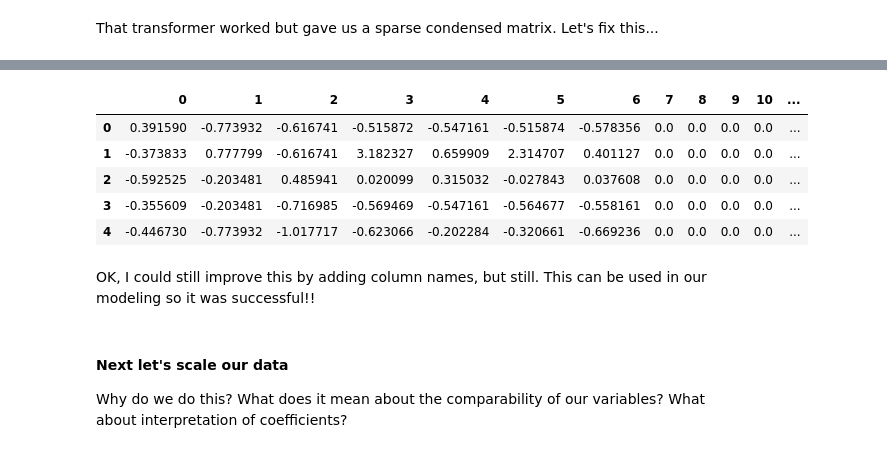
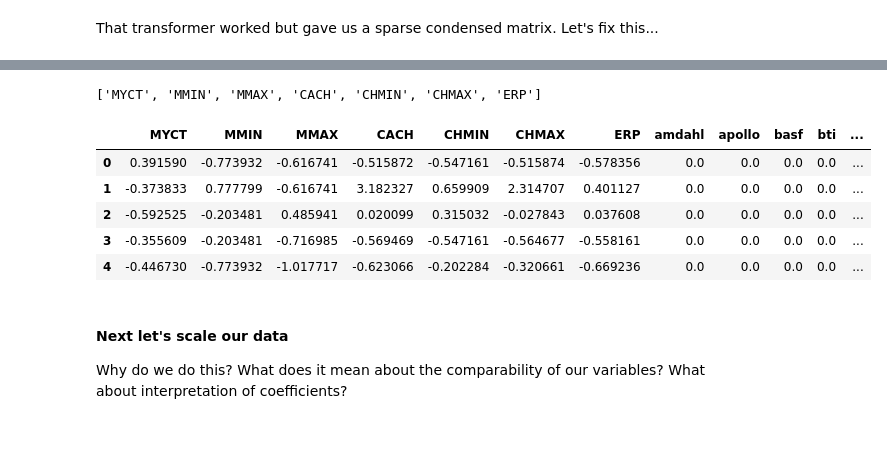
Before and after one commit to learn-co-students/dc-ds-021720, a Jupyter notebook: mod-3/week-1/day-4-Coach_Lab-Lasso-Ridge/Regression-lab-mmitchell.ipynb, the cells around one changed output, grey strips where cells are left out. Drawn from its saved outputs; the diff is of its cells as text; code cells hidden in the pictures.

Commit message:
adding column names to transformer

```diff
--- a/mod-3/week-1/day-4-Coach_Lab-Lasso-Ridge/Regression-lab-mmitchell.ipynb
+++ b/mod-3/week-1/day-4-Coach_Lab-Lasso-Ridge/Regression-lab-mmitchell.ipynb
@@ -166,7 +166,7 @@ numeric_transformer = Pipeline(steps=[
 categorical_features = ['vendor_name']
 categorical_transformer = Pipeline(steps=[
     ("ordinal", OrdinalEncoder()),
-    ('onehot', OneHotEncoder(handle_unknown='ignore'))])
+    ('onehot', OneHotEncoder(drop='first'))])
 
 preprocessor = ColumnTransformer(
     transformers=[
@@ -183,2 +183,7 @@ X_train_tran
 # %% [markdown]
 That transformer worked but gave us a sparse condensed matrix.  Let's fix this...
+# %%
+cat_names = preprocessor.named_transformers_['cat'].named_steps['ordinal'].categories_
+cat_names =list(cat_names[0])
+cat_names = cat_names[1:]
+cat_names
@@ -185,15 +208,21 @@ That transformer worked but gave us a sparse condensed matrix.  Let's fix this..
+# %%
+num_names = X_train.columns.tolist()
+num_names = num_names[1:]
+num_names
+# %% [output]
+['MYCT', 'MMIN', 'MMAX', 'CACH', 'CHMIN', 'CHMAX', 'ERP']
+# %%
+column_names = num_names+cat_names
 # %%
-X_train_trans = pd.DataFrame.sparse.from_spmatrix(X_train_tran)
+X_train_trans = pd.DataFrame.sparse.from_spmatrix(X_train_tran, columns=column_names)
 X_train_trans.head()
 # %% [output]
-|  | 0 | 1 | 2 | 3 | 4 | 5 | 6 | 7 | 8 | 9 | 10 | ... |
+|  | MYCT | MMIN | MMAX | CACH | CHMIN | CHMAX | ERP | amdahl | apollo | basf | bti | ... |
 | 0 | 0.391590 | -0.773932 | -0.616741 | -0.515872 | -0.547161 | -0.515874 | -0.578356 | 0.0 | 0.0 | 0.0 | 0.0 | ... |
 | 1 | -0.373833 | 0.777799 | -0.616741 | 3.182327 | 0.659909 | 2.314707 | 0.401127 | 0.0 | 0.0 | 0.0 | 0.0 | ... |
 | 2 | -0.592525 | -0.203481 | 0.485941 | 0.020099 | 0.315032 | -0.027843 | 0.037608 | 0.0 | 0.0 | 0.0 | 0.0 | ... |
 | 3 | -0.355609 | -0.203481 | -0.716985 | -0.569469 | -0.547161 | -0.564677 | -0.558161 | 0.0 | 0.0 | 0.0 | 0.0 | ... |
 | 4 | -0.446730 | -0.773932 | -1.017717 | -0.623066 | -0.202284 | -0.320661 | -0.669236 | 0.0 | 0.0 | 0.0 | 0.0 | ... |
-# %% [markdown]
-OK, I could still improve this by adding column names, but still.  This can be used in our modeling so it was successful!!
 # %% [markdown]
 #### Next let's scale our data
 
```
Also changed, not shown: parts of 2 cells of this notebook.
